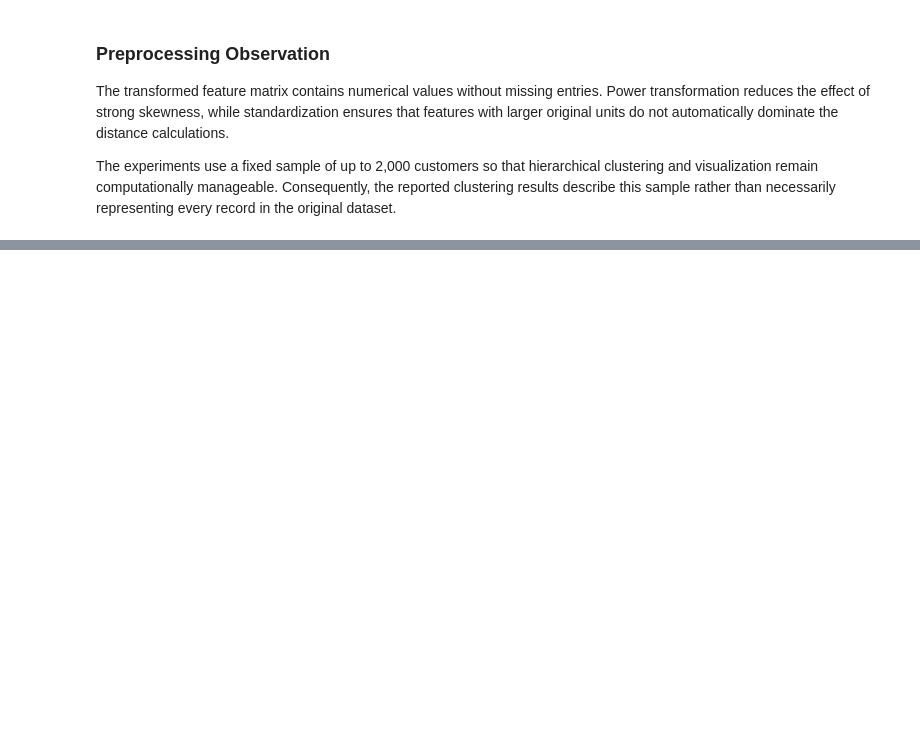
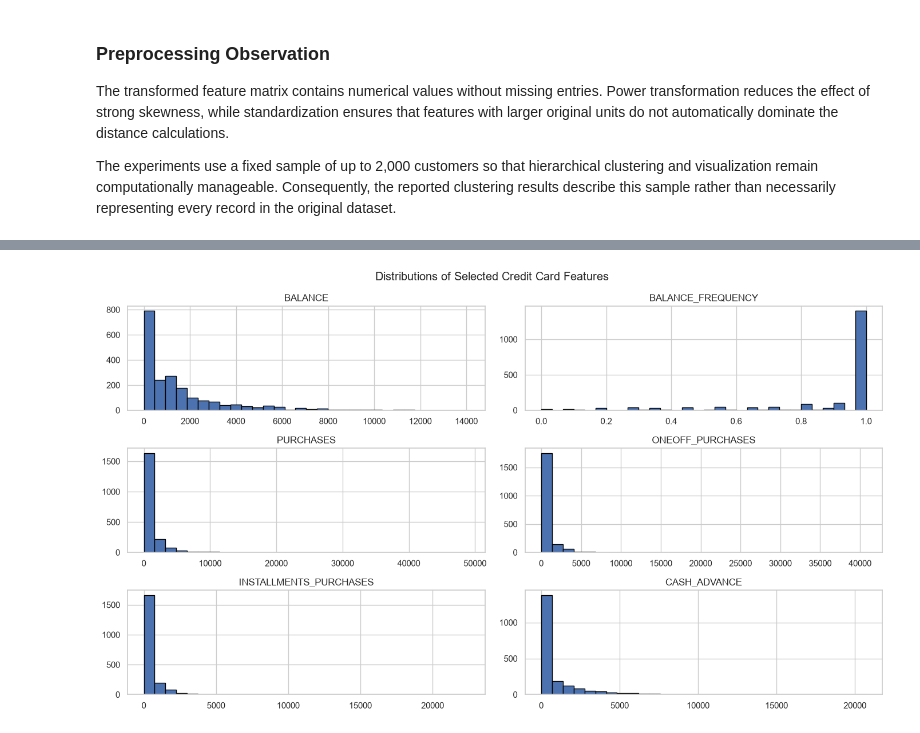
Before and after one commit to mith-sen/ML_Case_Study, a Jupyter notebook: notebooks/clustering.ipynb, the cells around one changed output, grey strips where cells are left out. Saved outputs shown, nothing was run; the diff lists cells and outputs as text; code cells hidden in the pictures; blank space fills up the shorter version.

```diff
--- a/notebooks/clustering.ipynb
+++ b/notebooks/clustering.ipynb
@@ -288,0 +295,15 @@ The experiments use a fixed sample of up to 2,000 customers so that hierarchical
+# %%
+# Plot distributions for up to six important features
+eda_cols = X_sample.columns[:min(6, len(X_sample.columns))]
+
+X_sample[eda_cols].hist(
+    figsize=(14, 8),
+    bins=30,
+    edgecolor="black"
+)
+
+plt.suptitle("Distributions of Selected Credit Card Features")
+plt.tight_layout()
+plt.show()
+# %% [output]
+[figure, added]
```
Also changed, not shown: parts of 4 cells of this notebook.
